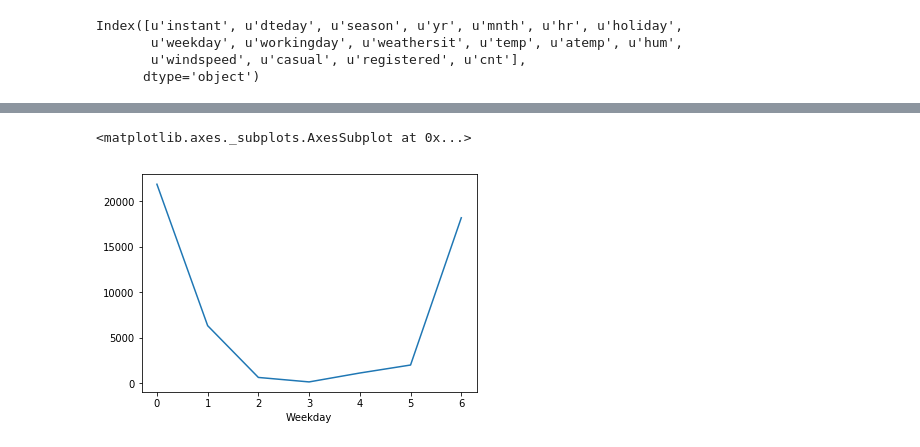
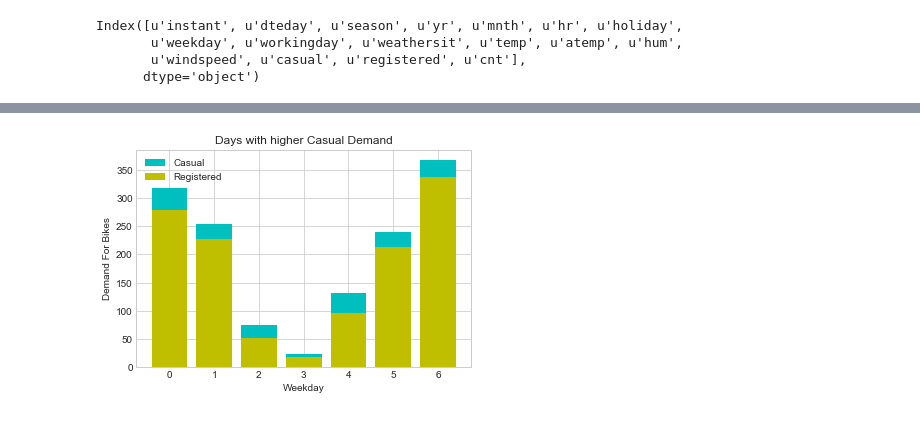
Before and after one commit to samudassir/bikesharingdemand, a Jupyter notebook: data_wrangling/src/capstone_project1_data_wrangling.ipynb, the cells around one changed output, grey strips where cells are left out. Saved outputs shown, nothing was run; the diff lists cells and outputs as text; code cells hidden in the pictures.

```diff
--- a/data_wrangling/src/capstone_project1_data_wrangling.ipynb
+++ b/data_wrangling/src/capstone_project1_data_wrangling.ipynb
@@ -171,6 +127,13 @@ Name: Demand, dtype: int64
-# %%
-cd.plot()
-# %% [output]
-<matplotlib.axes._subplots.AxesSubplot at 0x...>
-[figure, removed]
+# %%
+cd = df[df['Casual']>df['Registered']]
+plt.bar(cd['Weekday'],cd['Casual'],color='c')
+plt.bar(cd['Weekday'],cd['Registered'],color='y')
+plt.xlabel('Weekday')
+plt.ylabel('Demand For Bikes')
+plt.title('Days with higher Casual Demand')
+plt.legend(labels=["Casual", "Registered"])
+savefig('../../img/plot/casual_demand_greaterthan_registered_demand.png', bbox_inches='tight')
+plt.show()
+# %% [output]
+[figure, added]
 # %%
```
Also changed, not shown: parts of 20 cells of this notebook, 12 other files.
